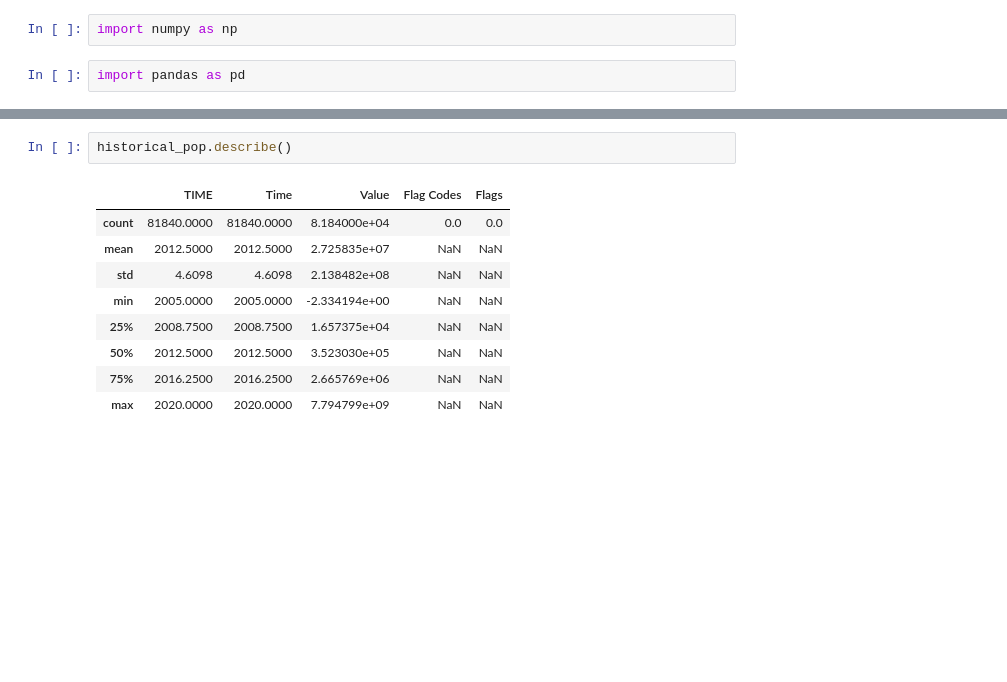
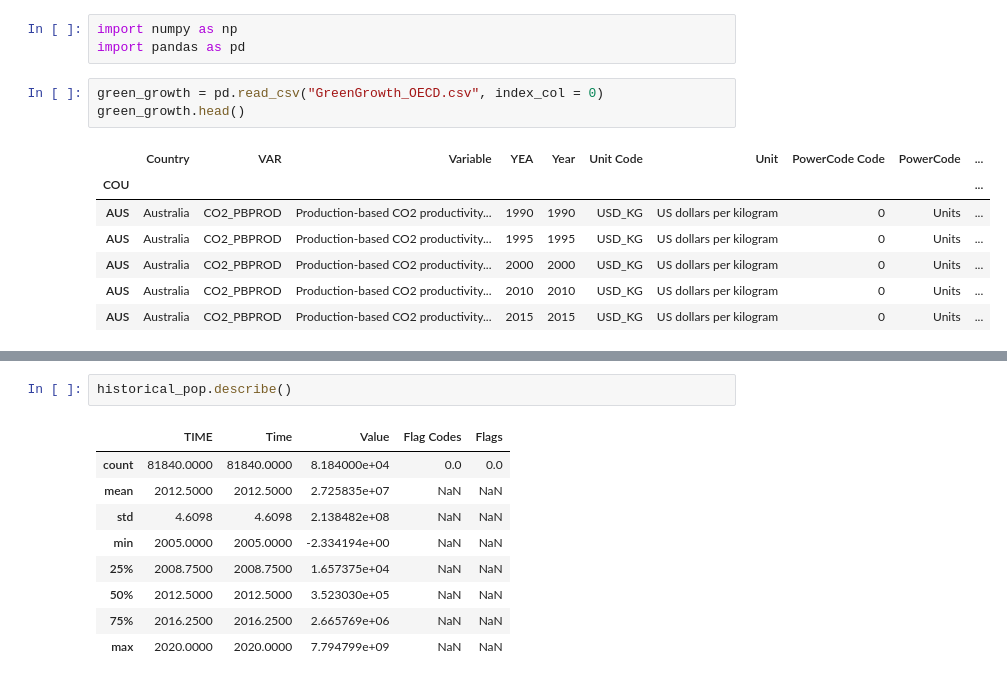
Before and after one commit to BoSuto/Data-analysis-for-business-March-2022-, a Jupyter notebook: Population, Economics & Green Growth.ipynb, the cells around one changed output, grey strips where cells are left out. Drawn from its saved outputs; the diff is of its cells as text; blank space fills up the shorter version.

Commit message:
working on data import & preparation
assignment milestones 1-3

```diff
--- a/Population, Economics & Green Growth.ipynb
+++ b/Population, Economics & Green Growth.ipynb
@@ -1,4 +10,14 @@
 # %%
 import numpy as np
+import pandas as pd
-# %%
-import pandas as pd
+# %%
+green_growth = pd.read_csv("GreenGrowth_OECD.csv", index_col = 0)
+green_growth.head()
+# %% [output]
+|  | Country | VAR | Variable | YEA | Year | Unit Code | Unit | PowerCode Code | PowerCode | ... |
+| COU |  |  |  |  |  |  |  |  |  | ... |
+| AUS | Australia | CO2_PBPROD | Production-based CO2 productivity... | 1990 | 1990 | USD_KG | US dollars per kilogram | 0 | Units | ... |
+| AUS | Australia | CO2_PBPROD | Production-based CO2 productivity... | 1995 | 1995 | USD_KG | US dollars per kilogram | 0 | Units | ... |
+| AUS | Australia | CO2_PBPROD | Production-based CO2 productivity... | 2000 | 2000 | USD_KG | US dollars per kilogram | 0 | Units | ... |
+| AUS | Australia | CO2_PBPROD | Production-based CO2 productivity... | 2010 | 2010 | USD_KG | US dollars per kilogram | 0 | Units | ... |
+| AUS | Australia | CO2_PBPROD | Production-based CO2 productivity... | 2015 | 2015 | USD_KG | US dollars per kilogram | 0 | Units | ... |
```
Also changed, not shown: parts of 55 cells of this notebook.
